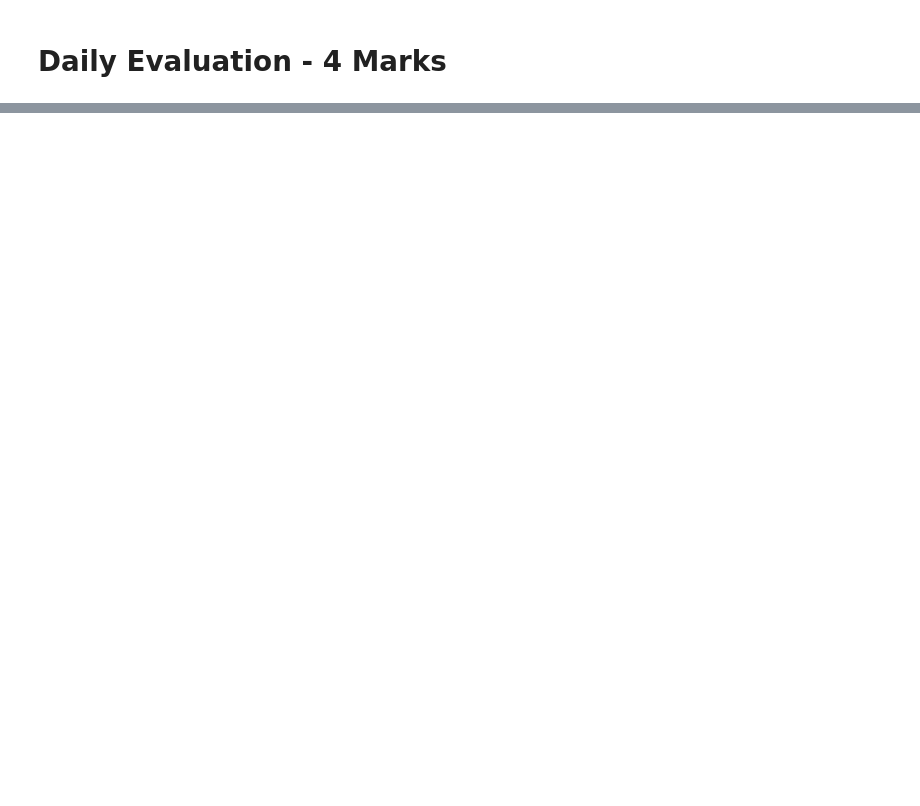
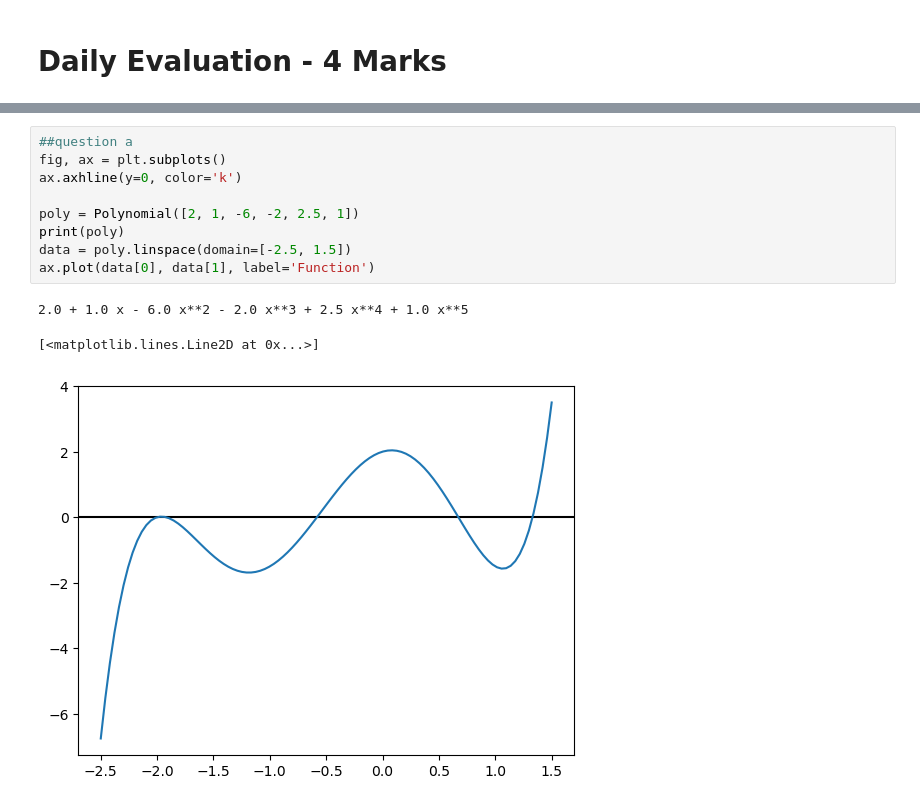
Before and after one commit to TheLubricator/cse330_lab, a Jupyter notebook: lab 5/Lab_5_Differentiation_and_Richardson_Extrapolation.ipynb, the cells around one changed output, grey strips where cells are left out. Drawn from its saved outputs; the diff is of its cells as text; blank space fills up the shorter version.

```diff
--- a/lab 5/Lab_5_Differentiation_and_Richardson_Extrapolation.ipynb
+++ b/lab 5/Lab_5_Differentiation_and_Richardson_Extrapolation.ipynb
@@ -317,0 +425,13 @@ ax.legend()
+# %%
+##question a
+fig, ax = plt.subplots()
+ax.axhline(y=0, color='k')
+
+poly = Polynomial([2, 1, -6, -2, 2.5, 1])
+print(poly)
+data = poly.linspace(domain=[-2.5, 1.5])
+ax.plot(data[0], data[1], label='Function')
+# %% [output]
+2.0 + 1.0 x - 6.0 x**2 - 2.0 x**3 + 2.5 x**4 + 1.0 x**5
+[<matplotlib.lines.Line2D at 0x...>]
+[figure, added]
```
Also changed, not shown: parts of 17 cells of this notebook.
